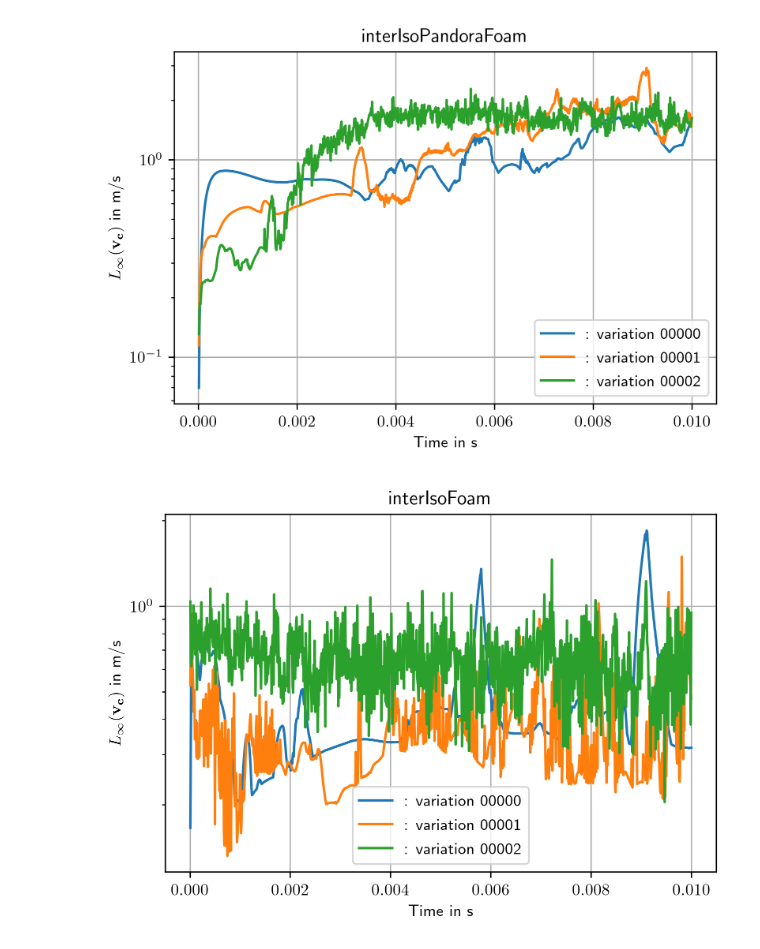
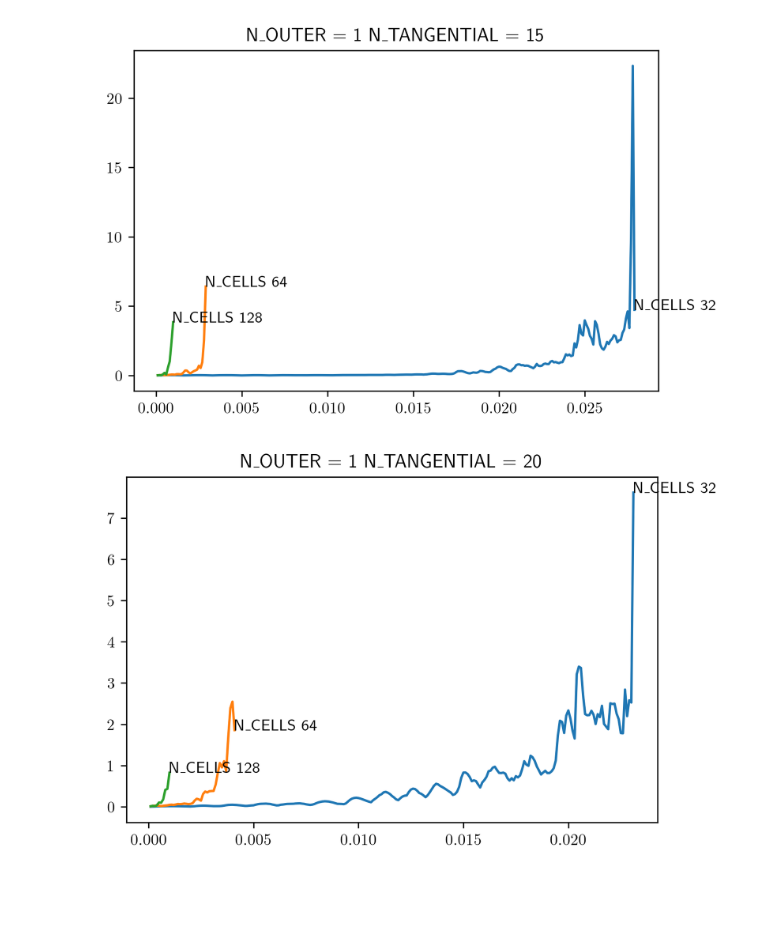
Before and after one commit to CRC-1194/argo, a Jupyter notebook: cases/hydrodynamic/stationaryDroplet3D/analyze-stationary-droplet.ipynb, the cells around one changed output. Saved outputs shown, nothing was run; the diff lists cells and outputs as text; code cells hidden in the pictures; blank space fills up the shorter version.

Commit message:
[div-normal]
Notebook update

```diff
--- a/cases/hydrodynamic/stationaryDroplet3D/analyze-stationary-droplet.ipynb
+++ b/cases/hydrodynamic/stationaryDroplet3D/analyze-stationary-droplet.ipynb
@@ -1,38 +0,0 @@
-# %%
-import pandas as pd
-import os
-import matplotlib.pyplot as plt
-from matplotlib import rcParams
-
-rcParams["figure.dpi"] = 300
-rcParams["text.usetex"] = True
-
-solvers = ["interIsoPandoraFoam", "interIsoFoam"]
-#solvers = ["interIsoFoam"]
-solver_dat_files = []
-
-for solver_name in solvers:
-    dirs = [param_dir for param_dir in os.listdir(os.curdir) if ("_00" in param_dir and solver_name in param_dir)]
-    files = [os.path.join(param_dir,"postProcessing/minMaxU/0/fieldMinMax.dat") for param_dir in dirs]
-    files.sort()
-    solver_dat_files.append(files)
-
-for solver, dat_files in zip(solvers, solver_dat_files):
-    fig, ax = plt.subplots()
-    for dat_file in dat_files:
-        dFrame = pd.read_table(dat_file, header=1)
-        dFrame.columns = [column.rstrip(' ') for column in dFrame.columns]
-        dFrame.columns = ["Time"] + list(dFrame.columns[1:])
-        name = dat_file.split('/')[0].split('_')[1]
-        ax.plot(dFrame["Time"], dFrame["max"], label=": variation %s" % name)
-
-    ax.semilogy()
-    ax.legend()
-    ax.grid()
-    ax.set_ylabel("$L_\infty(\mathbf{v_c})$ in m/s")
-    ax.set_xlabel("Time in s")
-    ax.set_title(solver)
-    fig.savefig(solver+".pdf",bbox_inches='tight')
-# %% [output]
-[figure, removed]
-[figure, removed]
@@ -38,0 +10,23 @@ for solver, dat_files in zip(solvers, solver_dat_files):
+# %%
+dframe = pd.read_csv("divNormal.csv", header=2)
+
+n_outer_list = dframe["N_OUTER"].unique()
+n_tangential_list = dframe["N_TANGENTIAL_AVERAGE"].unique()
+
+for n_outer in n_outer_list:
+    for n_tangential in n_tangential_list:
+        dframe_slice = dframe[dframe["N_OUTER"] == n_outer]
+        dframe_slice = dframe_slice[dframe_slice["N_TANGENTIAL_AVERAGE"] == n_tangential]
+        n_cells_list = dframe_slice["N_CELLS"].unique()
+        for n_cells in n_cells_list:
+            dframe_final = dframe_slice[dframe_slice["N_CELLS"] == n_cells]
+            plt.plot(dframe_final["Time"], dframe_final["max"], label=n_cells)
+            label_x = dframe_final["Time"].iloc[-1]
+            label_y = dframe_final["max"].iloc[-1]
+            plt.annotate("N\_CELLS %s" % n_cells, (label_x,label_y))
+
+        plt.title("N\_OUTER = %s N\_TANGENTIAL = %s" % (n_outer, n_tangential))
+        plt.show()
+# %% [output]
+[figure, added]
+[figure, added]
```
Also changed, not shown: parts of 2 cells of this notebook.
